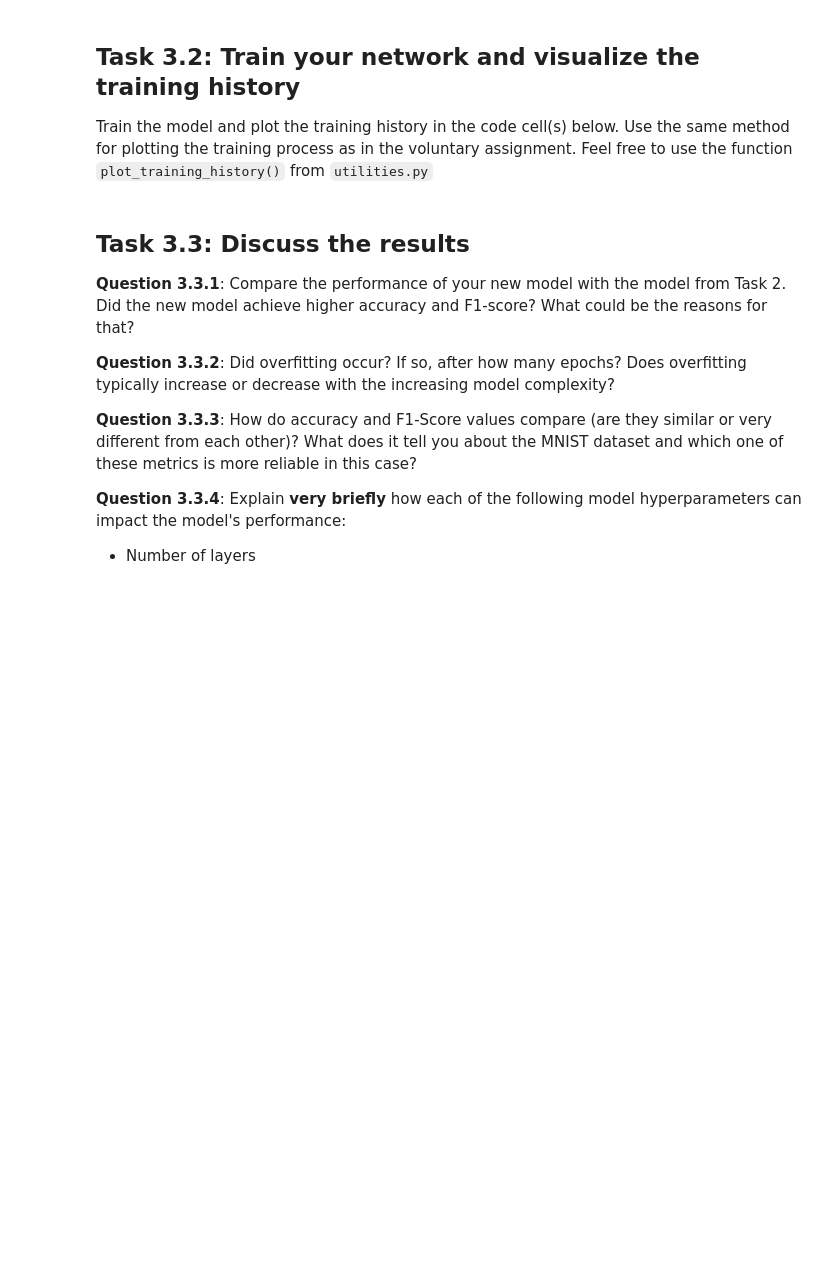
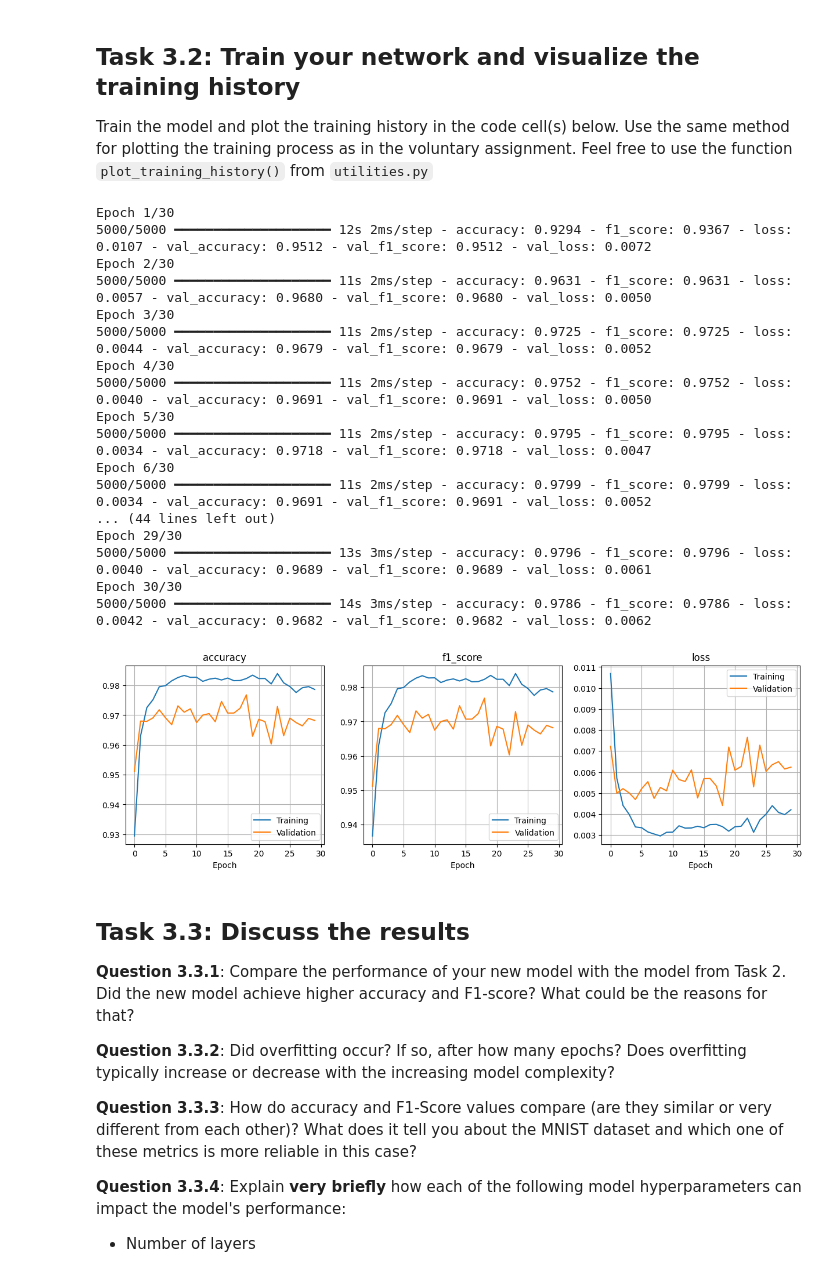
Before and after one commit to hskramstad00/DAT300, a Jupyter notebook: Assignments/CA1_template/CA1_template.ipynb, the cells around one changed output. Saved outputs shown, nothing was run; the diff lists cells and outputs as text; code cells hidden in the pictures; blank space fills up the shorter version.

```diff
--- a/Assignments/CA1_template/CA1_template.ipynb
+++ b/Assignments/CA1_template/CA1_template.ipynb
@@ -198,3 +221,19 @@ Otherwise, you are free to use whatever loss-function, optimizer and activation
 Design your network below:
 
 (Feel free to add as many code and markdown cells as you want)
+# %%
+# implement new model
+new_mnist_model = tf.keras.Sequential([
+    ks.layers.Flatten(input_shape=(28,28)),
+    ks.layers.Dense(512, activation='relu'),
+    ks.layers.Dense(128, activation='relu'),
+    ks.layers.Dense(10, activation='softmax')
+])
+
+new_mnist_model.summary()
+
+optimizer_new = tf.keras.optimizers.Adam(learning_rate=0.001)
+
+new_mnist_model.compile(optimizer=optimizer_new,
+                        loss='MSE',
+                        metrics= ['accuracy', F1])
@@ -201,6 +256,36 @@ Design your network below:
 # %% [markdown]
 ## Task 3.2: Train your network and visualize the training history
 Train the model and plot the training history in the code cell(s) below. Use the same method for plotting the training process as in the voluntary assignment. Feel free to use the function `plot_training_history()` from `utilities.py`
+# %%
+# training
+num_epochs_new = 30
+batch_size = 10
+
+history_new = new_mnist_model.fit(X_train,y_train_vector,
+                                  epochs=num_epochs_new,
+                                  batch_size=batch_size,
+                                  validation_split=1/6)
+
+plot_training_history(history_new)
+# %% [output]
+Epoch 1/30
+5000/5000 ━━━━━━━━━━━━━━━━━━━━ 12s 2ms/step - accuracy: 0.9294 - f1_score: 0.9367 - loss: 0.0107 - val_accuracy: 0.9512 - val_f1_score: 0.9512 - val_loss: 0.0072
+Epoch 2/30
+5000/5000 ━━━━━━━━━━━━━━━━━━━━ 11s 2ms/step - accuracy: 0.9631 - f1_score: 0.9631 - loss: 0.0057 - val_accuracy: 0.9680 - val_f1_score: 0.9680 - val_loss: 0.0050
+Epoch 3/30
+5000/5000 ━━━━━━━━━━━━━━━━━━━━ 11s 2ms/step - accuracy: 0.9725 - f1_score: 0.9725 - loss: 0.0044 - val_accuracy: 0.9679 - val_f1_score: 0.9679 - val_loss: 0.0052
+Epoch 4/30
+5000/5000 ━━━━━━━━━━━━━━━━━━━━ 11s 2ms/step - accuracy: 0.9752 - f1_score: 0.9752 - loss: 0.0040 - val_accuracy: 0.9691 - val_f1_score: 0.9691 - val_loss: 0.0050
+Epoch 5/30
+5000/5000 ━━━━━━━━━━━━━━━━━━━━ 11s 2ms/step - accuracy: 0.9795 - f1_score: 0.9795 - loss: 0.0034 - val_accuracy: 0.9718 - val_f1_score: 0.9718 - val_loss: 0.0047
+Epoch 6/30
+5000/5000 ━━━━━━━━━━━━━━━━━━━━ 11s 2ms/step - accuracy: 0.9799 - f1_score: 0.9799 - loss: 0.0034 - val_accuracy: 0.9691 - val_f1_score: 0.9691 - val_loss: 0.0052
+... (44 lines left out)
+Epoch 29/30
+5000/5000 ━━━━━━━━━━━━━━━━━━━━ 13s 3ms/step - accuracy: 0.9796 - f1_score: 0.9796 - loss: 0.0040 - val_accuracy: 0.9689 - val_f1_score: 0.9689 - val_loss: 0.0061
+Epoch 30/30
+5000/5000 ━━━━━━━━━━━━━━━━━━━━ 14s 3ms/step - accuracy: 0.9786 - f1_score: 0.9786 - loss: 0.0042 - val_accuracy: 0.9682 - val_f1_score: 0.9682 - val_loss: 0.0062
+[figure, added]
 # %% [markdown]
 ## Task 3.3: Discuss the results
 **Question 3.3.1**: Compare the performance of your new model with the model from Task 2. Did the new model achieve higher accuracy and F1-score? What could be the reasons for that?
```
Also changed, not shown: parts of 8 cells of this notebook.
